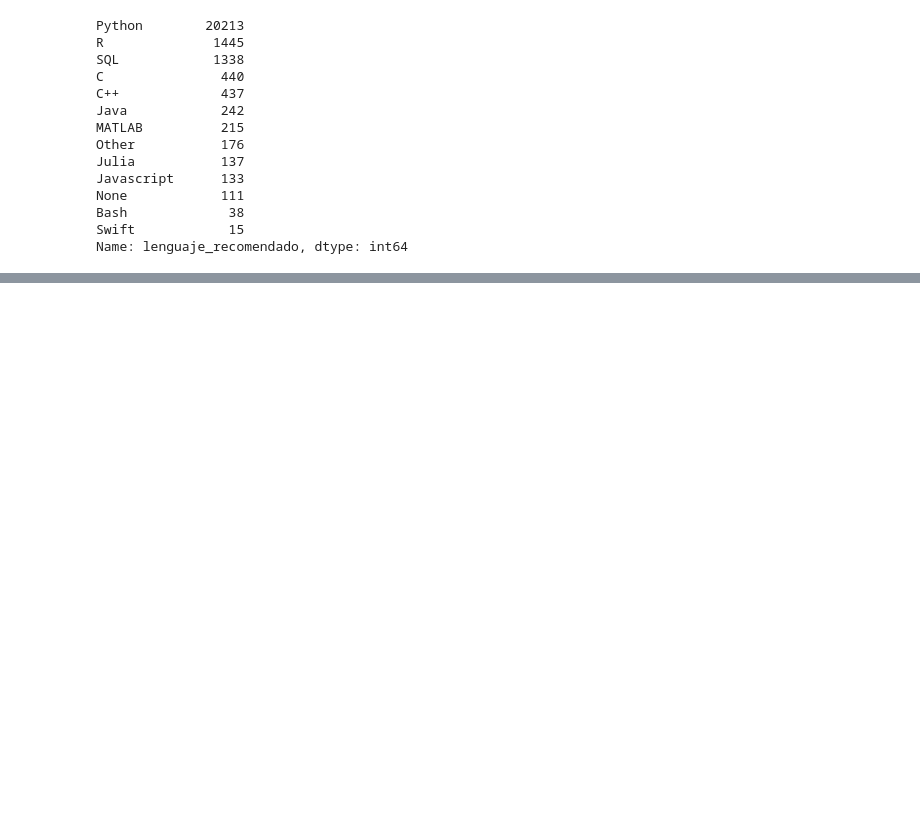
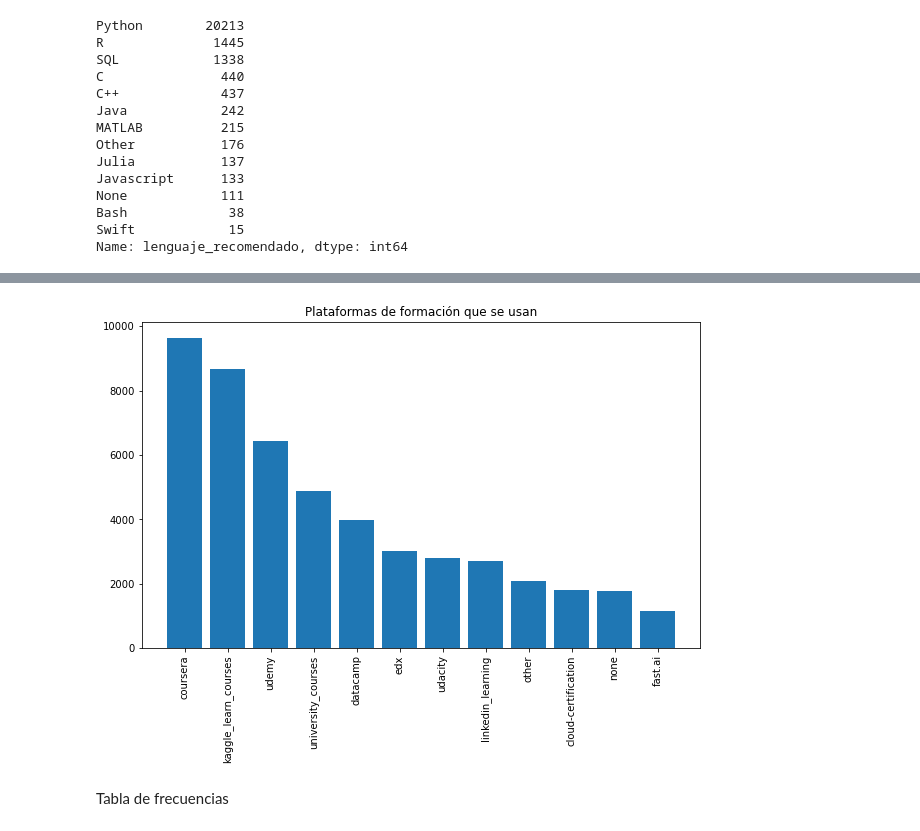
Before and after one commit to paulafuenteg/Kaggle-DS-ML-Survey, a Jupyter notebook: EDA/EDA.ipynb, the cells around one changed output, grey strips where cells are left out. Saved outputs shown, nothing was run; the diff lists cells and outputs as text; code cells hidden in the pictures; blank space fills up the shorter version.

Commit message:
tablas y gráficas EDA

```diff
--- a/EDA/EDA.ipynb
+++ b/EDA/EDA.ipynb
@@ -303,0 +330,7 @@ fig.show()
+# %%
+# creamos dataframe plataformas en las que se hacen cursos
+
+plat_cursos_q40 = df.loc[:,'Q40_coursera':'Q40_other'].notnull().sum().reset_index()
+plat_cursos_q40.rename(columns= {"index": "plat_cursos",0: "cantidad"}, inplace= True)
+plat_cursos_q40.sort_values('cantidad',ascending=False, inplace= True)
+plat_cursos_q40
@@ -303,0 +351,8 @@ fig.show()
+# %%
+#eliminar Q40_ de la columna plat_cursos
+def eliminar_q(col):
+  new_col = re.sub('Q\d{2}_','',col)
+  return new_col
+# %%
+plat_cursos_q40['plat_cursos'] = plat_cursos_q40['plat_cursos'].apply(eliminar_q)
+plat_cursos_q40
@@ -303,0 +373,11 @@ fig.show()
+# %%
+plt.figure
+plt.figure(figsize= (10,6))
+plt.bar(plat_cursos_q40["plat_cursos"],plat_cursos_q40["cantidad"])
+plt.title(label = 'Plataformas de formación que se usan')
+plt.xticks(rotation = 90)
+plt.show()
+# %% [output]
+[figure, added]
+# %% [markdown]
+Tabla de frecuencias
```
Also changed, not shown: parts of 30 cells of this notebook.
